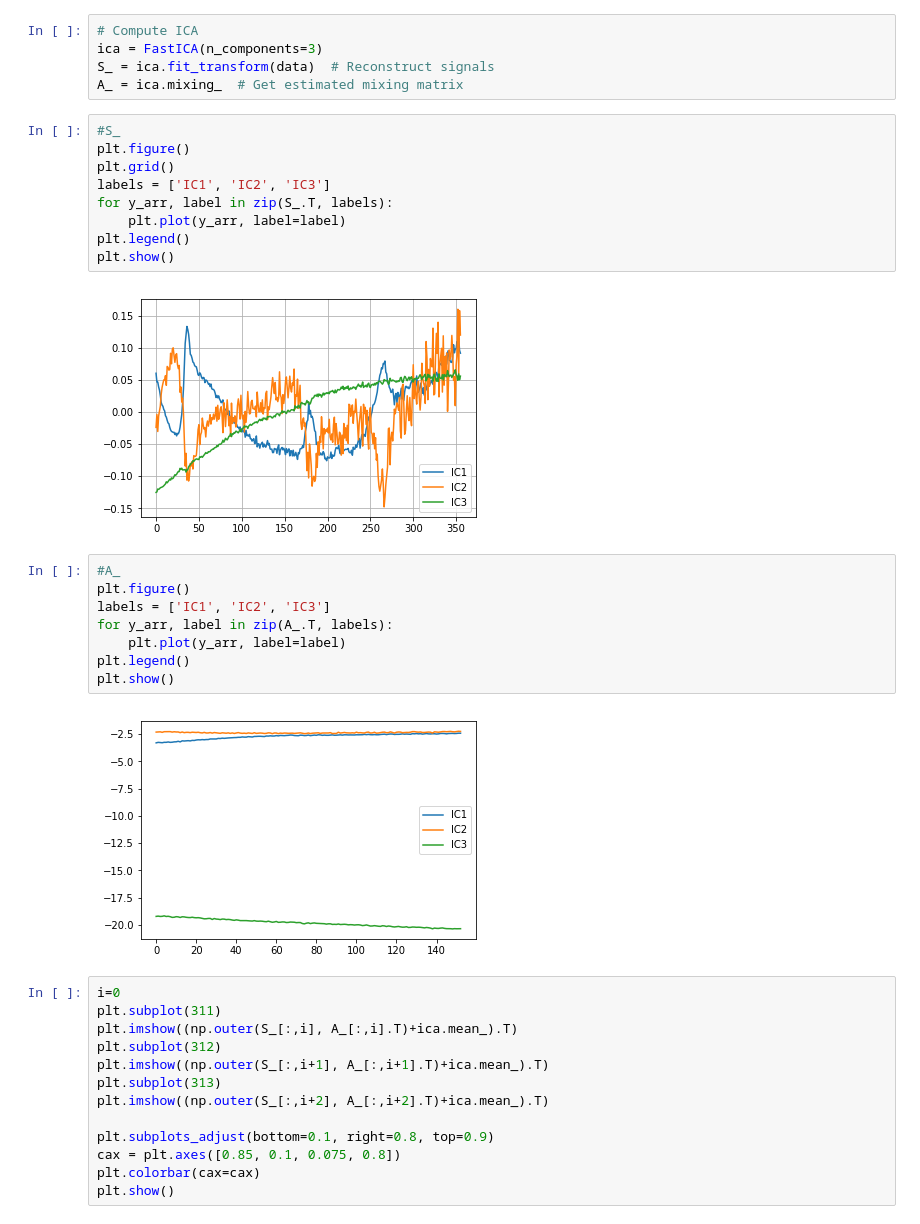
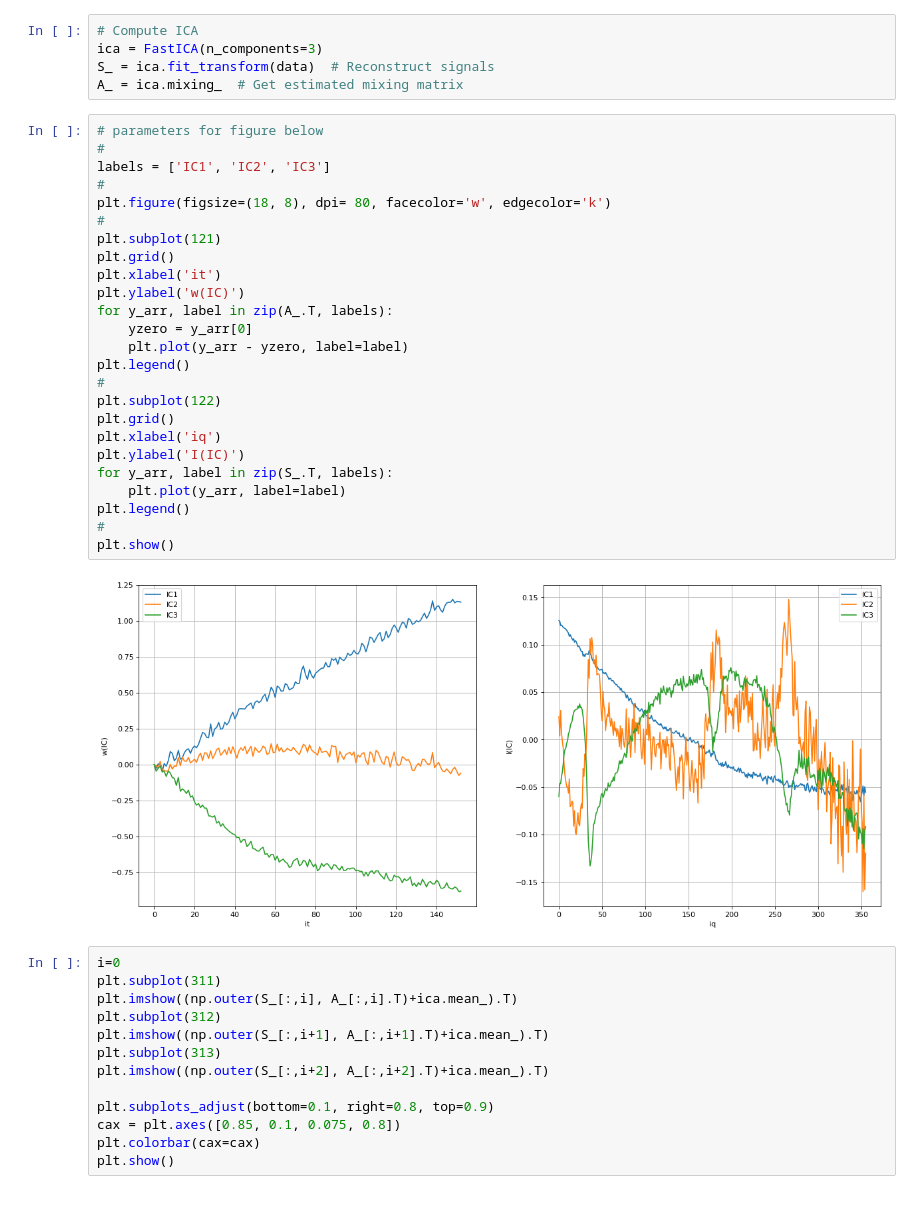
Before and after one commit to fredericpoitevin/trSAXS, a Jupyter notebook: docs/trSAXS-Slayer.ipynb, the cells around one changed output. Cells and saved outputs as stored; diff of their text form.

```diff
--- a/docs/trSAXS-Slayer.ipynb
+++ b/docs/trSAXS-Slayer.ipynb
@@ -144,27 +164,33 @@ plt.show()
 ica = FastICA(n_components=3)
 S_ = ica.fit_transform(data)  # Reconstruct signals
 A_ = ica.mixing_  # Get estimated mixing matrix
-# %%
-#S_
-plt.figure()
-plt.grid()
-labels = ['IC1', 'IC2', 'IC3']
-for y_arr, label in zip(S_.T, labels):
-    plt.plot(y_arr, label=label)
-plt.legend()
-plt.show()
-# %% [output]
-[figure, removed]
-# %%
-#A_
-plt.figure()
-labels = ['IC1', 'IC2', 'IC3']
-for y_arr, label in zip(A_.T, labels):
-    plt.plot(y_arr, label=label)
-plt.legend()
-plt.show()
-# %% [output]
-[figure, removed]
+# %%
+# parameters for figure below
+#
+labels = ['IC1', 'IC2', 'IC3']
+#
+plt.figure(figsize=(18, 8), dpi= 80, facecolor='w', edgecolor='k')
+#
+plt.subplot(121)
+plt.grid()
+plt.xlabel('it')
+plt.ylabel('w(IC)')
+for y_arr, label in zip(A_.T, labels):
+    yzero = y_arr[0]
+    plt.plot(y_arr - yzero, label=label)
+plt.legend()
+#
+plt.subplot(122)
+plt.grid()
+plt.xlabel('iq')
+plt.ylabel('I(IC)')
+for y_arr, label in zip(S_.T, labels):
+    plt.plot(y_arr, label=label)
+plt.legend()
+#
+plt.show()
+# %% [output]
+[figure, added]
 # %%
 i=0
 plt.subplot(311)
```
Also changed, not shown: parts of 3 cells of this notebook, 1 other file.
